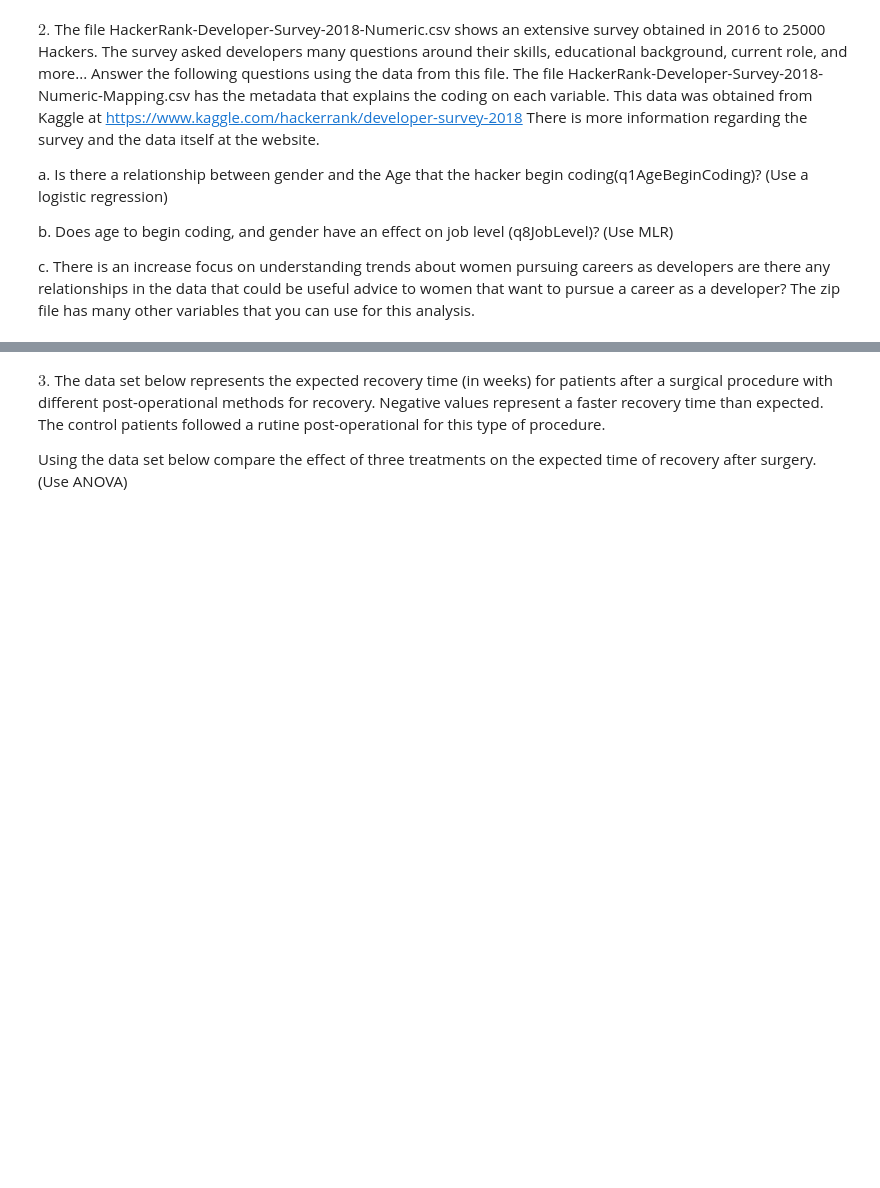
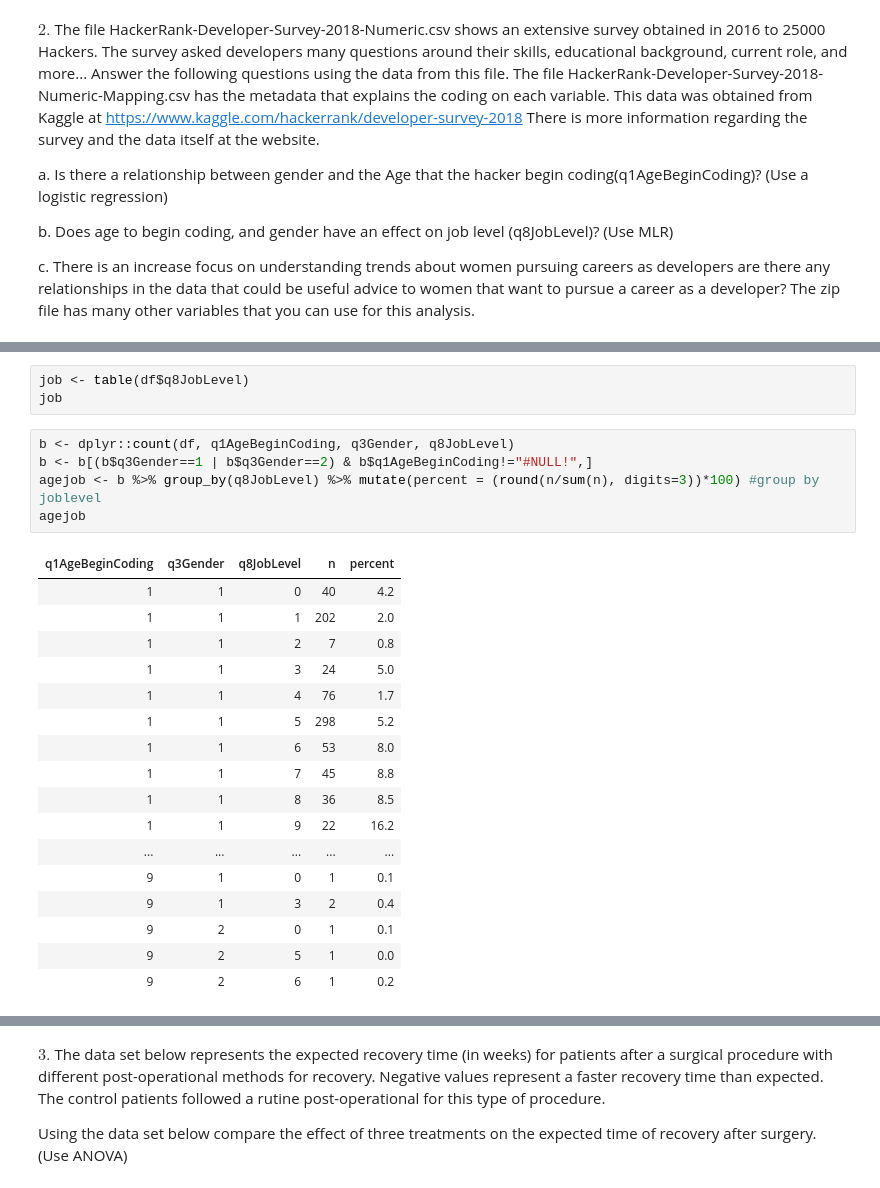
Before and after one commit to doraemon918/BMI_Prob_Stats, a Jupyter notebook: Module/Week 8/Homework Week 8.ipynb, the cells around one changed output, grey strips where cells are left out. Drawn from its saved outputs; the diff is of its cells as text; blank space fills up the shorter version.

```diff
--- a/Module/Week 8/Homework Week 8.ipynb
+++ b/Module/Week 8/Homework Week 8.ipynb
@@ -188,0 +179,26 @@ Warning message:
+# %%
+job <- table(df$q8JobLevel)
+job
+# %%
+b <- dplyr::count(df, q1AgeBeginCoding, q3Gender, q8JobLevel)
+b <- b[(b$q3Gender==1 | b$q3Gender==2) & b$q1AgeBeginCoding!="#NULL!",]
+agejob <- b %>% group_by(q8JobLevel) %>% mutate(percent = (round(n/sum(n), digits=3))*100) #group by joblevel
+agejob
+# %% [output]
+| q1AgeBeginCoding | q3Gender | q8JobLevel | n | percent |
+| 1 | 1 | 0 | 40 | 4.2 |
+| 1 | 1 | 1 | 202 | 2.0 |
+| 1 | 1 | 2 | 7 | 0.8 |
+| 1 | 1 | 3 | 24 | 5.0 |
+| 1 | 1 | 4 | 76 | 1.7 |
+| 1 | 1 | 5 | 298 | 5.2 |
+| 1 | 1 | 6 | 53 | 8.0 |
+| 1 | 1 | 7 | 45 | 8.8 |
+| 1 | 1 | 8 | 36 | 8.5 |
+| 1 | 1 | 9 | 22 | 16.2 |
+| ... | ... | ... | ... | ... |
+| 9 | 1 | 0 | 1 | 0.1 |
+| 9 | 1 | 3 | 2 | 0.4 |
+| 9 | 2 | 0 | 1 | 0.1 |
+| 9 | 2 | 5 | 1 | 0.0 |
+| 9 | 2 | 6 | 1 | 0.2 |
```
Also changed, not shown: parts of 19 cells of this notebook, 7 other files.
